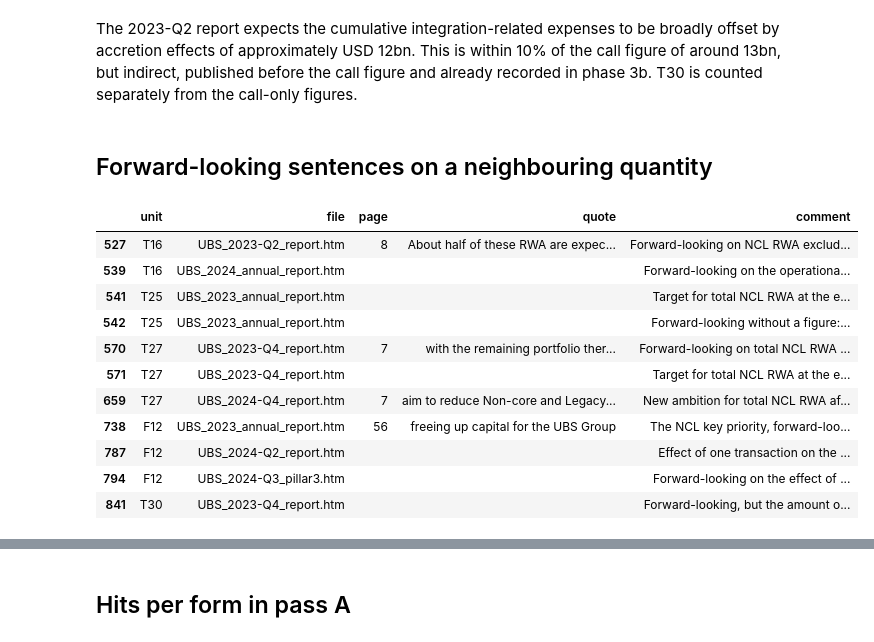
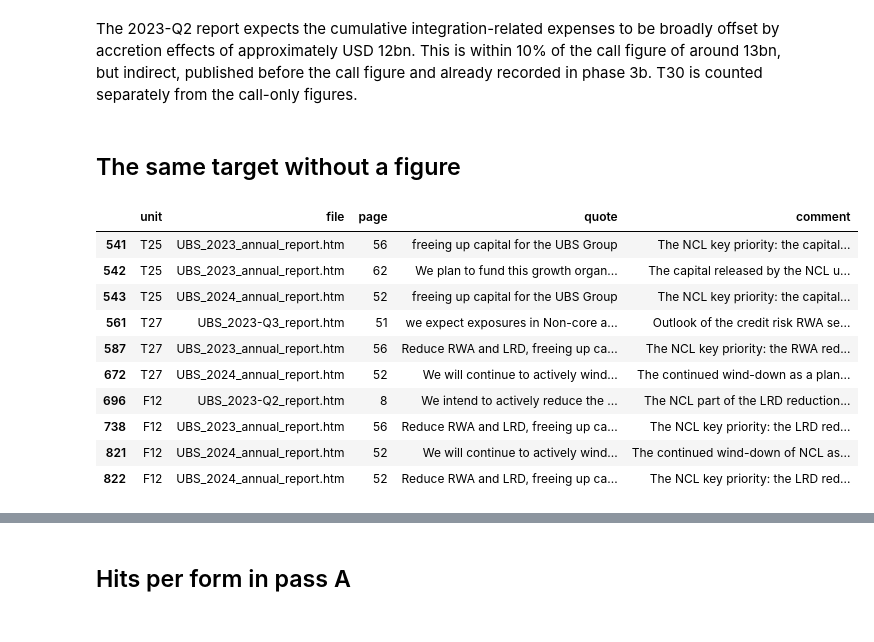
Before and after one commit to maybebool/boe-financial-analysis, a Jupyter notebook: notebooks/roman/03j_equivalent_forms.ipynb, the cells around one changed output, grey strips where cells are left out. Drawn from its saved outputs; the diff is of its cells as text; code cells hidden in the pictures.

```diff
--- a/notebooks/roman/03j_equivalent_forms.ipynb
+++ b/notebooks/roman/03j_equivalent_forms.ipynb
@@ -102,21 +112,20 @@ read[read["class"].str.startswith("same target")][["unit", "file", "page", "clas
 | 829 | T30 | UBS_2023-Q2_report.htm | 8 | same target, another unit | Cumulative integration-related ex... | 12 / 13 = 0.92, inside the tolera... | Known since phase 3b as the indir... |
 # %% [markdown]
 The 2023-Q2 report expects the cumulative integration-related expenses to be broadly offset by accretion effects of approximately USD 12bn. This is within 10% of the call figure of around 13bn, but indirect, published before the call figure and already recorded in phase 3b. T30 is counted separately from the call-only figures.
-# %% [markdown]
-## Forward-looking sentences on a neighbouring quantity
+# %% [markdown]
+## The same target without a figure
 # %%
-fw = read[(read.forward_looking == "yes") & (read["class"] == "other")]
-fw.drop_duplicates(["unit", "comment"])[["unit", "file", "page", "quote", "comment"]]
+nf = read[read["class"] == "same target, no figure"]
+nf[["unit", "file", "page", "quote", "comment"]]
 # %% [output]
 |  | unit | file | page | quote | comment |
-| 527 | T16 | UBS_2023-Q2_report.htm | 8 | About half of these RWA are expec... | Forward-looking on NCL RWA exclud... |
-| 539 | T16 | UBS_2024_annual_report.htm |  |  | Forward-looking on the operationa... |
-| 541 | T25 | UBS_2023_annual_report.htm |  |  | Target for total NCL RWA at the e... |
-| 542 | T25 | UBS_2023_annual_report.htm |  |  | Forward-looking without a figure:... |
-| 570 | T27 | UBS_2023-Q4_report.htm | 7 | with the remaining portfolio ther... | Forward-looking on total NCL RWA ... |
-| 571 | T27 | UBS_2023-Q4_report.htm |  |  | Target for total NCL RWA at the e... |
-| 659 | T27 | UBS_2024-Q4_report.htm | 7 | aim to reduce Non-core and Legacy... | New ambition for total NCL RWA af... |
-| 738 | F12 | UBS_2023_annual_report.htm | 56 | freeing up capital for the UBS Group | The NCL key priority, forward-loo... |
-| 787 | F12 | UBS_2024-Q2_report.htm |  |  | Effect of one transaction on the ... |
-| 794 | F12 | UBS_2024-Q3_pillar3.htm |  |  | Forward-looking on the effect of ... |
-| 841 | T30 | UBS_2023-Q4_report.htm |  |  | Forward-looking, but the amount o... |
+| 541 | T25 | UBS_2023_annual_report.htm | 56 | freeing up capital for the UBS Group | The NCL key priority: the capital... |
+| 542 | T25 | UBS_2023_annual_report.htm | 62 | We plan to fund this growth organ... | The capital released by the NCL u... |
+| 543 | T25 | UBS_2024_annual_report.htm | 52 | freeing up capital for the UBS Group | The NCL key priority: the capital... |
+| 561 | T27 | UBS_2023-Q3_report.htm | 51 | we expect exposures in Non-core a... | Outlook of the credit risk RWA se... |
+| 587 | T27 | UBS_2023_annual_report.htm | 56 | Reduce RWA and LRD, freeing up ca... | The NCL key priority: the RWA red... |
+| 672 | T27 | UBS_2024_annual_report.htm | 52 | We will continue to actively wind... | The continued wind-down as a plan... |
+| 696 | F12 | UBS_2023-Q2_report.htm | 8 | We intend to actively reduce the ... | The NCL part of the LRD reduction... |
+| 738 | F12 | UBS_2023_annual_report.htm | 56 | Reduce RWA and LRD, freeing up ca... | The NCL key priority: the LRD red... |
+| 821 | F12 | UBS_2024_annual_report.htm | 52 | We will continue to actively wind... | The continued wind-down of NCL as... |
+| 822 | F12 | UBS_2024_annual_report.htm | 52 | Reduce RWA and LRD, freeing up ca... | The NCL key priority: the LRD red... |
```
Also changed, not shown: parts of 13 cells of this notebook, 4 other files.
